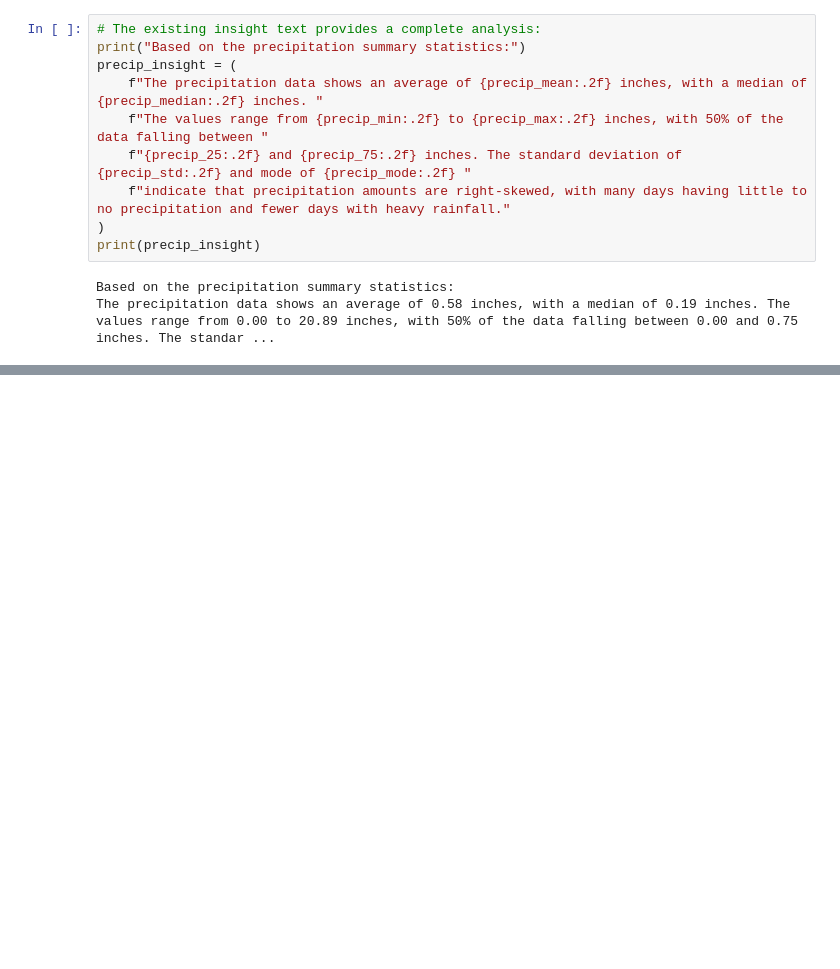
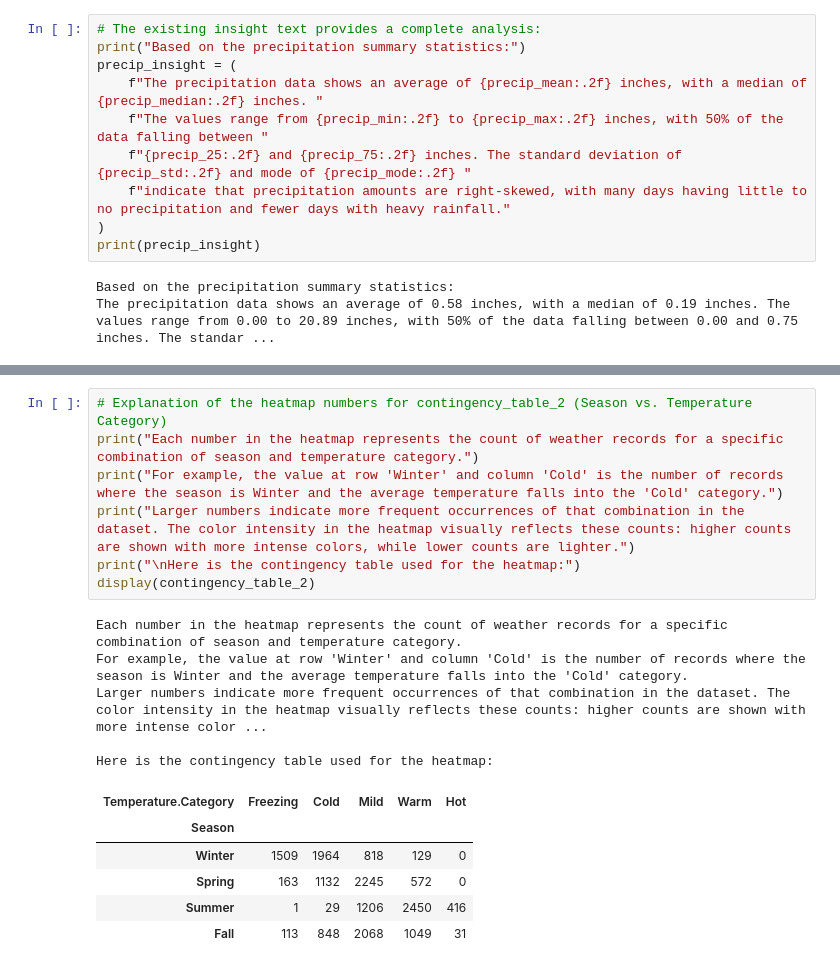
Before and after one commit to vinayreddyverama/Projects, a Jupyter notebook: Pratice/weather.ipynb, the cells around one changed output, grey strips where cells are left out. Drawn from its saved outputs; the diff is of its cells as text; blank space fills up the shorter version.

```diff
--- a/Pratice/weather.ipynb
+++ b/Pratice/weather.ipynb
@@ -192,0 +530,19 @@ The precipitation data shows an average of 0.58 inches, with a median of 0.19 in
+# %%
+# Explanation of the heatmap numbers for contingency_table_2 (Season vs. Temperature Category)
+print("Each number in the heatmap represents the count of weather records for a specific combination of season and temperature category.")
+print("For example, the value at row 'Winter' and column 'Cold' is the number of records where the season is Winter and the average temperature falls into the 'Cold' category.")
+print("Larger numbers indicate more frequent occurrences of that combination in the dataset. The color intensity in the heatmap visually reflects these counts: higher counts are shown with more intense colors, while lower counts are lighter.")
+print("\nHere is the contingency table used for the heatmap:")
+display(contingency_table_2)
+# %% [output]
+Each number in the heatmap represents the count of weather records for a specific combination of season and temperature category.
+For example, the value at row 'Winter' and column 'Cold' is the number of records where the season is Winter and the average temperature falls into the 'Cold' category.
+Larger numbers indicate more frequent occurrences of that combination in the dataset. The color intensity in the heatmap visually reflects these counts: higher counts are shown with more intense color ...
+
+Here is the contingency table used for the heatmap:
+| Temperature.Category | Freezing | Cold | Mild | Warm | Hot |
+| Season |  |  |  |  |  |
+| Winter | 1509 | 1964 | 818 | 129 | 0 |
+| Spring | 163 | 1132 | 2245 | 572 | 0 |
+| Summer | 1 | 29 | 1206 | 2450 | 416 |
+| Fall | 113 | 848 | 2068 | 1049 | 31 |
```
Also changed, not shown: parts of 6 cells of this notebook, 4 other files.
